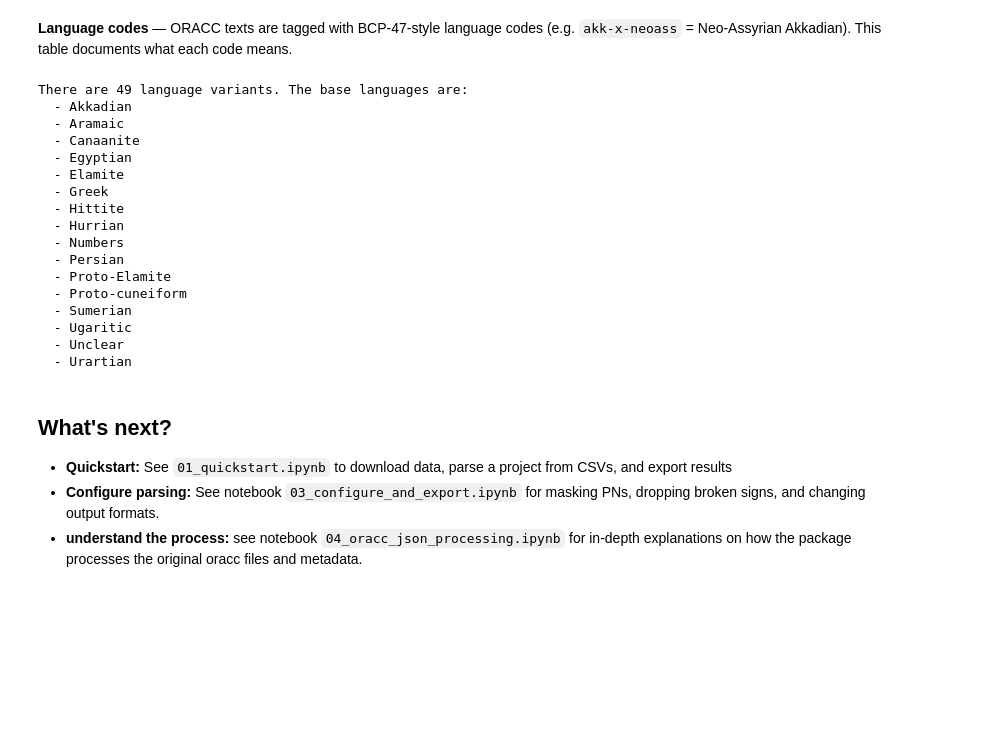
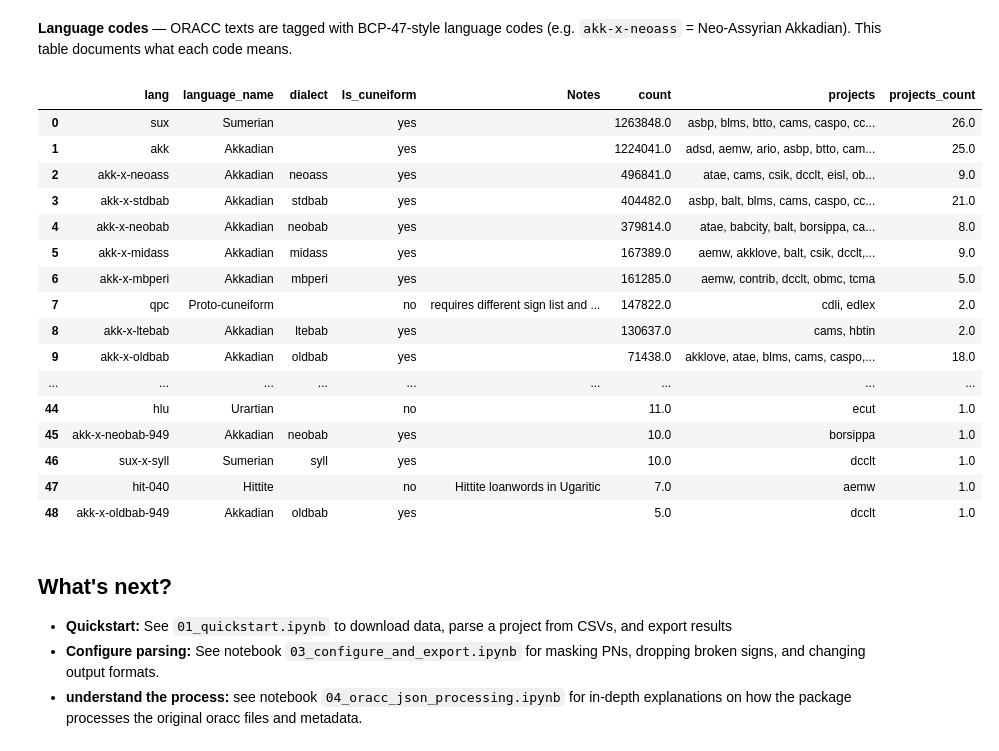
Before and after one commit to shaharspencer/oracc-parser, a Jupyter notebook: notebooks/02_reference_data.ipynb, the cells around one changed output. Saved outputs shown, nothing was run; the diff lists cells and outputs as text; code cells hidden in the pictures; blank space fills up the shorter version.

```diff
--- a/notebooks/02_reference_data.ipynb
+++ b/notebooks/02_reference_data.ipynb
@@ -306,28 +268,25 @@ There are 56 POS tags in total. Here are the major ones used for masking:
 (e.g. `akk-x-neoass` = Neo-Assyrian Akkadian). This table documents what each code means.
 # %%
 langs = reference_data.get_languages()
-print(f"There are {len(langs)} language variants. The base languages are:")
-base_langs = langs['language_name'].dropna().unique()
-for l in sorted(base_langs):
-    print(f"  - {l}")
+display(langs.fillna(""))
 # %% [output]
-There are 49 language variants. The base languages are:
-  - Akkadian
-  - Aramaic
-  - Canaanite
-  - Egyptian
-  - Elamite
-  - Greek
-  - Hittite
-  - Hurrian
-  - Numbers
-  - Persian
-  - Proto-Elamite
-  - Proto-cuneiform
-  - Sumerian
-  - Ugaritic
-  - Unclear
-  - Urartian
+|  | lang | language_name | dialect | Is_cuneiform | Notes | count | projects | projects_count |
+| 0 | sux | Sumerian |  | yes |  | 1263848.0 | asbp, blms, btto, cams, caspo, cc... | 26.0 |
+| 1 | akk | Akkadian |  | yes |  | 1224041.0 | adsd, aemw, ario, asbp, btto, cam... | 25.0 |
+| 2 | akk-x-neoass | Akkadian | neoass | yes |  | 496841.0 | atae, cams, csik, dcclt, eisl, ob... | 9.0 |
+| 3 | akk-x-stdbab | Akkadian | stdbab | yes |  | 404482.0 | asbp, balt, blms, cams, caspo, cc... | 21.0 |
+| 4 | akk-x-neobab | Akkadian | neobab | yes |  | 379814.0 | atae, babcity, balt, borsippa, ca... | 8.0 |
+| 5 | akk-x-midass | Akkadian | midass | yes |  | 167389.0 | aemw, akklove, balt, csik, dcclt,... | 9.0 |
+| 6 | akk-x-mbperi | Akkadian | mbperi | yes |  | 161285.0 | aemw, contrib, dcclt, obmc, tcma | 5.0 |
+| 7 | qpc | Proto-cuneiform |  | no | requires different sign list and ... | 147822.0 | cdli, edlex | 2.0 |
+| 8 | akk-x-ltebab | Akkadian | ltebab | yes |  | 130637.0 | cams, hbtin | 2.0 |
+| 9 | akk-x-oldbab | Akkadian | oldbab | yes |  | 71438.0 | akklove, atae, blms, cams, caspo,... | 18.0 |
+| ... | ... | ... | ... | ... | ... | ... | ... | ... |
+| 44 | hlu | Urartian |  | no |  | 11.0 | ecut | 1.0 |
+| 45 | akk-x-neobab-949 | Akkadian | neobab | yes |  | 10.0 | borsippa | 1.0 |
+| 46 | sux-x-syll | Sumerian | syll | yes |  | 10.0 | dcclt | 1.0 |
+| 47 | hit-040 | Hittite |  | no | Hittite loanwords in Ugaritic | 7.0 | aemw | 1.0 |
+| 48 | akk-x-oldbab-949 | Akkadian | oldbab | yes |  | 5.0 | dcclt | 1.0 |
 # %% [markdown]
 ## What's next?
 
```
Also changed, not shown: parts of 11 cells of this notebook, 42 other files.
